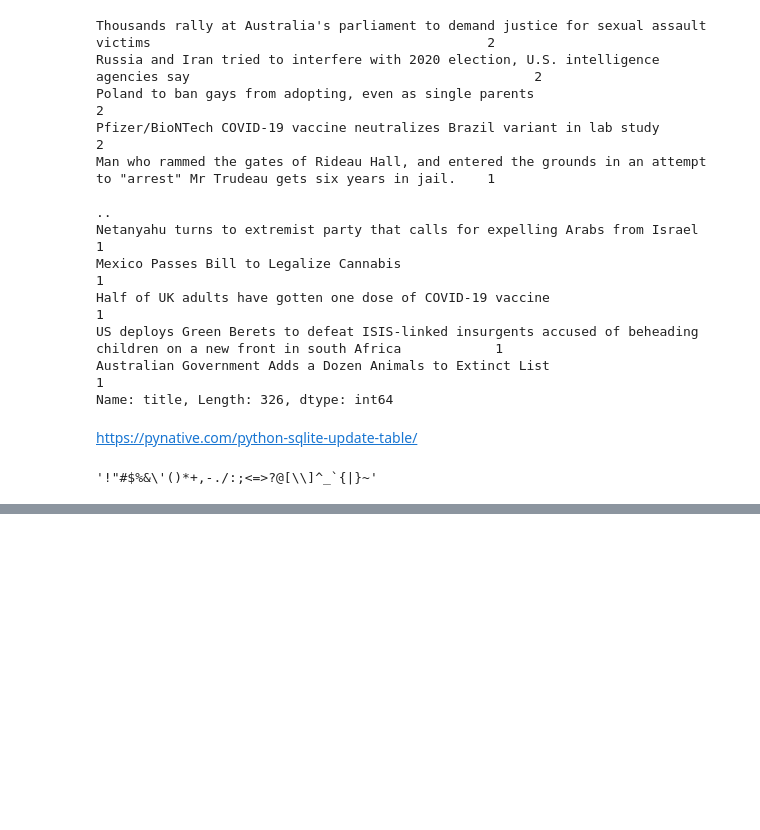
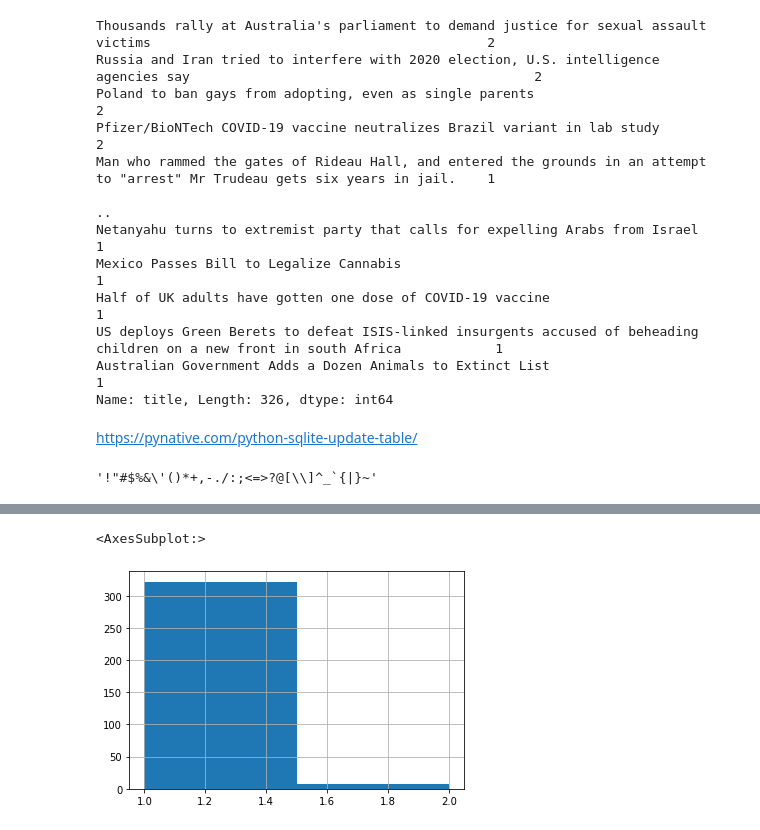
Before and after one commit to Amarilda/MscAston, a Jupyter notebook: MSC/Reddit API.ipynb, the cells around one changed output, grey strips where cells are left out. Saved outputs shown, nothing was run; the diff lists cells and outputs as text; code cells hidden in the pictures; blank space fills up the shorter version.

```diff
--- a/MSC/Reddit API.ipynb
+++ b/MSC/Reddit API.ipynb
@@ -175,3 +157,10 @@ import string
 string.punctuation
 # %% [output]
 '!"#$%&\'()*+,-./:;<=>?@[\\]^_`{|}~'
+# %%
+connection = sqlite3.connect('MSC.db')
+cursor = connection.cursor()
+
+sql = ("Select count(*) over (partition by title) as 'cunt',* from top30 where moment < '2021-03-19 18:03:35'  ")
+z = pd.read_sql_query(sql,connection)
+z
@@ -177,0 +181,5 @@ string.punctuation
+# %%
+z.cunt.hist(bins = max(z.cunt))
+# %% [output]
+<AxesSubplot:>
+[figure, added]
```
Also changed, not shown: parts of 5 cells of this notebook.
